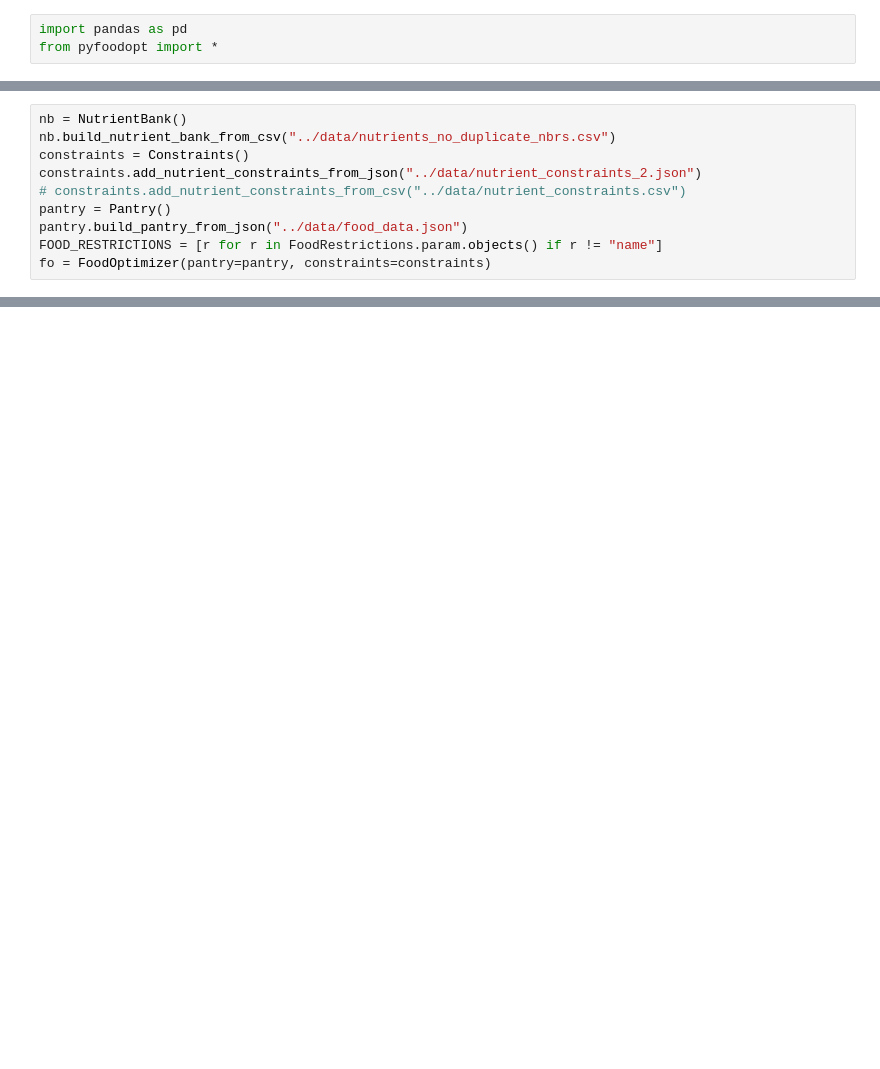
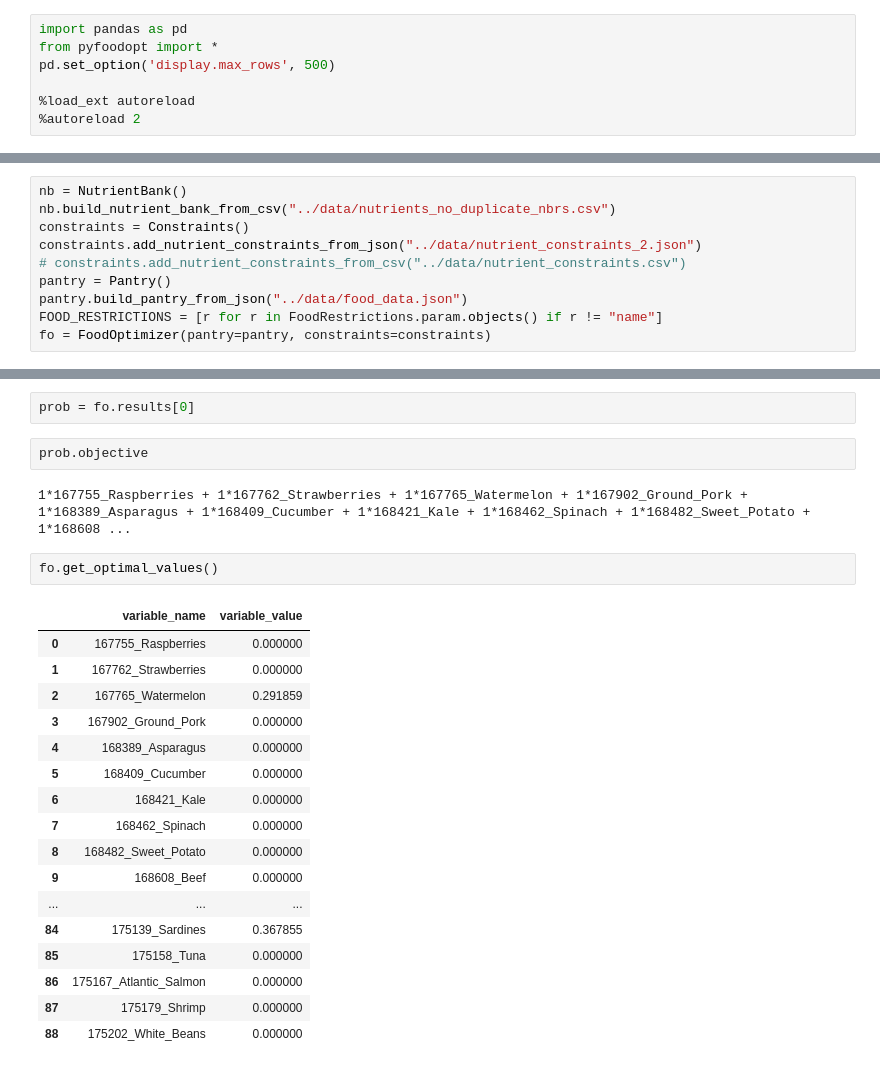
Before and after one commit to evanglas/food-analysis, a Jupyter notebook: app/pft_test.ipynb, the cells around one changed output, grey strips where cells are left out. Drawn from its saved outputs; the diff is of its cells as text; blank space fills up the shorter version.

```diff
--- a/app/pft_test.ipynb
+++ b/app/pft_test.ipynb
@@ -1,3 +1,7 @@
 # %%
 import pandas as pd
 from pyfoodopt import *
+pd.set_option('display.max_rows', 500)
+
+%load_ext autoreload
+%autoreload 2
@@ -17,0 +50,26 @@ TypeError: unsupported operand type(s) for -=: 'float' and 'NutrientConstraint'
+# %%
+prob = fo.results[0]
+# %%
+prob.objective
+# %% [output]
+1*167755_Raspberries + 1*167762_Strawberries + 1*167765_Watermelon + 1*167902_Ground_Pork + 1*168389_Asparagus + 1*168409_Cucumber + 1*168421_Kale + 1*168462_Spinach + 1*168482_Sweet_Potato + 1*168608 ...
+# %%
+fo.get_optimal_values()
+# %% [output]
+|  | variable_name | variable_value |
+| 0 | 167755_Raspberries | 0.000000 |
+| 1 | 167762_Strawberries | 0.000000 |
+| 2 | 167765_Watermelon | 0.291859 |
+| 3 | 167902_Ground_Pork | 0.000000 |
+| 4 | 168389_Asparagus | 0.000000 |
+| 5 | 168409_Cucumber | 0.000000 |
+| 6 | 168421_Kale | 0.000000 |
+| 7 | 168462_Spinach | 0.000000 |
+| 8 | 168482_Sweet_Potato | 0.000000 |
+| 9 | 168608_Beef | 0.000000 |
+| ... | ... | ... |
+| 84 | 175139_Sardines | 0.367855 |
+| 85 | 175158_Tuna | 0.000000 |
+| 86 | 175167_Atlantic_Salmon | 0.000000 |
+| 87 | 175179_Shrimp | 0.000000 |
+| 88 | 175202_White_Beans | 0.000000 |
```
Also changed, not shown: parts of 6 cells of this notebook, 2 other files.
